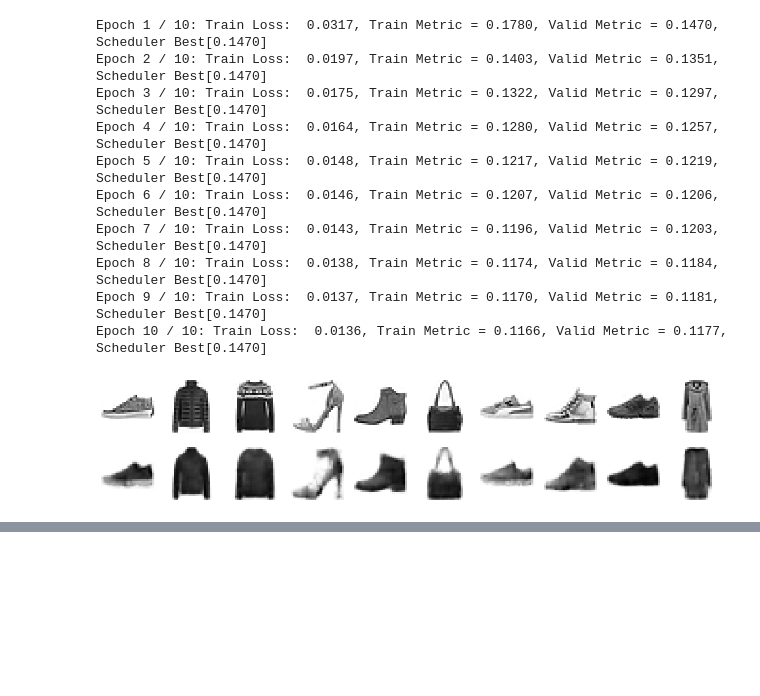
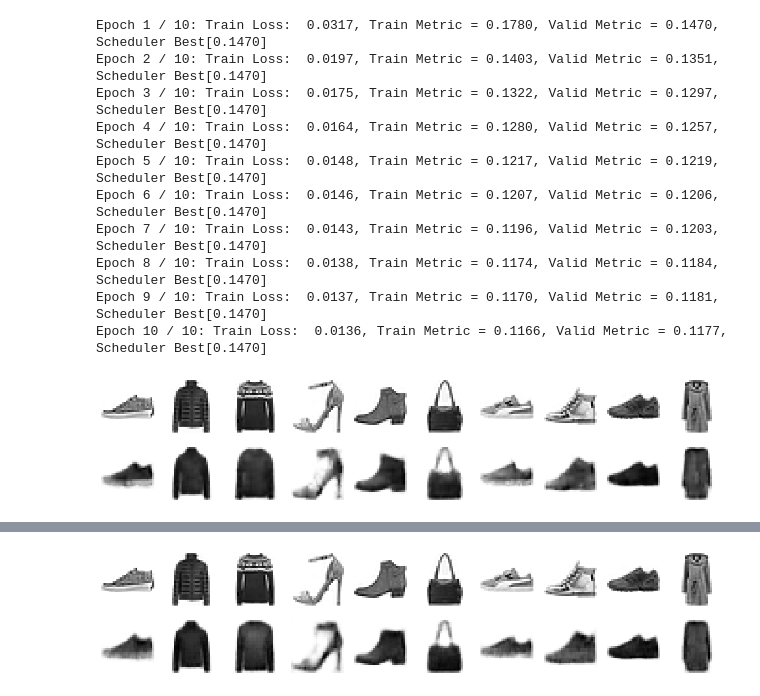
Before and after one commit to Portia-dot/Autoencoder-GANS-DiffusionModels, a Jupyter notebook: Autoencoder.ipynb, the cells around one changed output, grey strips where cells are left out. Saved outputs shown, nothing was run; the diff lists cells and outputs as text; code cells hidden in the pictures; blank space fills up the shorter version.

```diff
--- a/Autoencoder.ipynb
+++ b/Autoencoder.ipynb
@@ -441,0 +490,11 @@ plt.show()
+# %%
+#Simple MHA
+class MHABlock(nn.Module):
+    def __init__(self, input_dim, num_heads =2):
+        super().__init__()
+        self.mha = nn.MultiheadAttention(input_dim, num_heads, batch_first=True)
+        self.norm = nn.LayerNorm(input_dim)
+
+    def forward(self, x):
+        attn, _ = self.mha(x, x, x)
+        return self.norm(attn + x)
@@ -441,0 +548,5 @@ plt.show()
+# %%
+aemha = AutoEncoderMHA().to(device)
+criterion = nn.MSELoss()
+optimizer = torch.optim.Adam(aemha.parameters(), lr=1e-3)
+training_func(aemha, optimizer, criterion, rmse, train_loader, val_loader, 10)
@@ -441,0 +581,4 @@ plt.show()
+# %%
+plot_reconstruction(aemha, x_val, 10)
+# %% [output]
+[figure, added]
```
Also changed, not shown: parts of 7 cells of this notebook.
